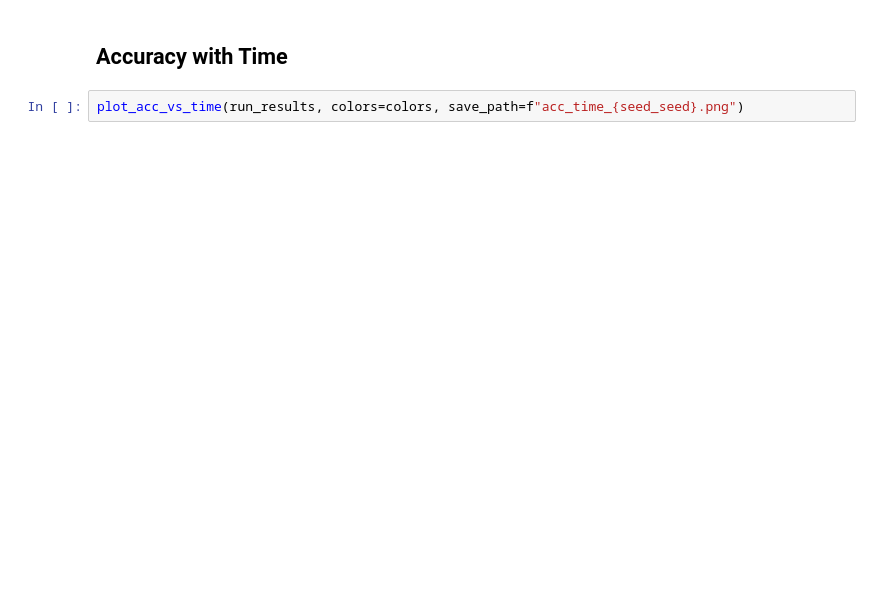
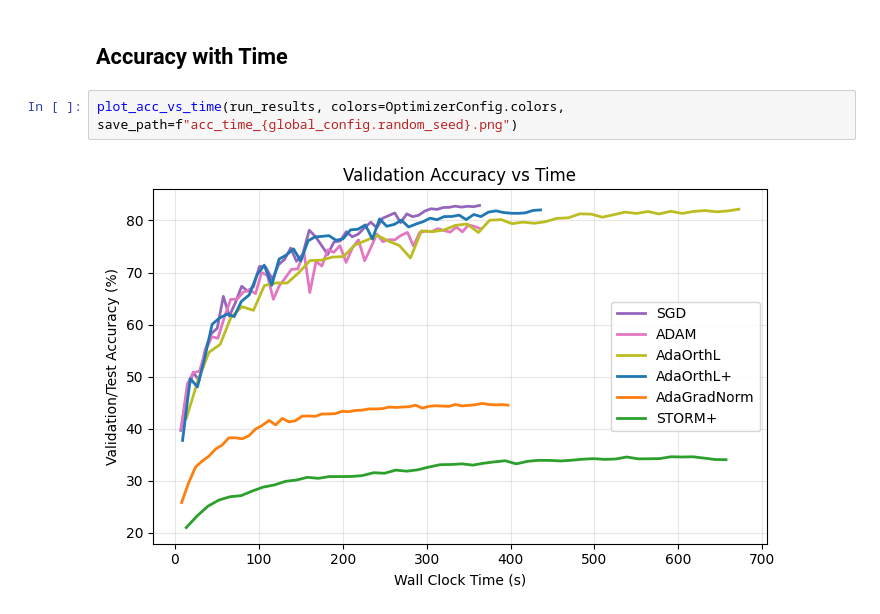
Before and after one commit to RayCyder/Intro, a Jupyter notebook: ResNet_Implementation_on_CIFAR10_2.ipynb, the cells around one changed output. Drawn from its saved outputs; the diff is of its cells as text; blank space fills up the shorter version.

```diff
--- a/ResNet_Implementation_on_CIFAR10_2.ipynb
+++ b/ResNet_Implementation_on_CIFAR10_2.ipynb
@@ -1948,4 +2011,6 @@ plot_metrics_2x2(run_results, epochs=train_object.epochs, colors=colors, save_pa
 # %% [markdown]
 ## Accuracy with Time
 # %%
-plot_acc_vs_time(run_results, colors=colors, save_path=f"acc_time_{seed_seed}.png")
+plot_acc_vs_time(run_results, colors=OptimizerConfig.colors, save_path=f"acc_time_{global_config.random_seed}.png")
+# %% [output]
+[figure, added]
```
Also changed, not shown: parts of 11 cells of this notebook.
